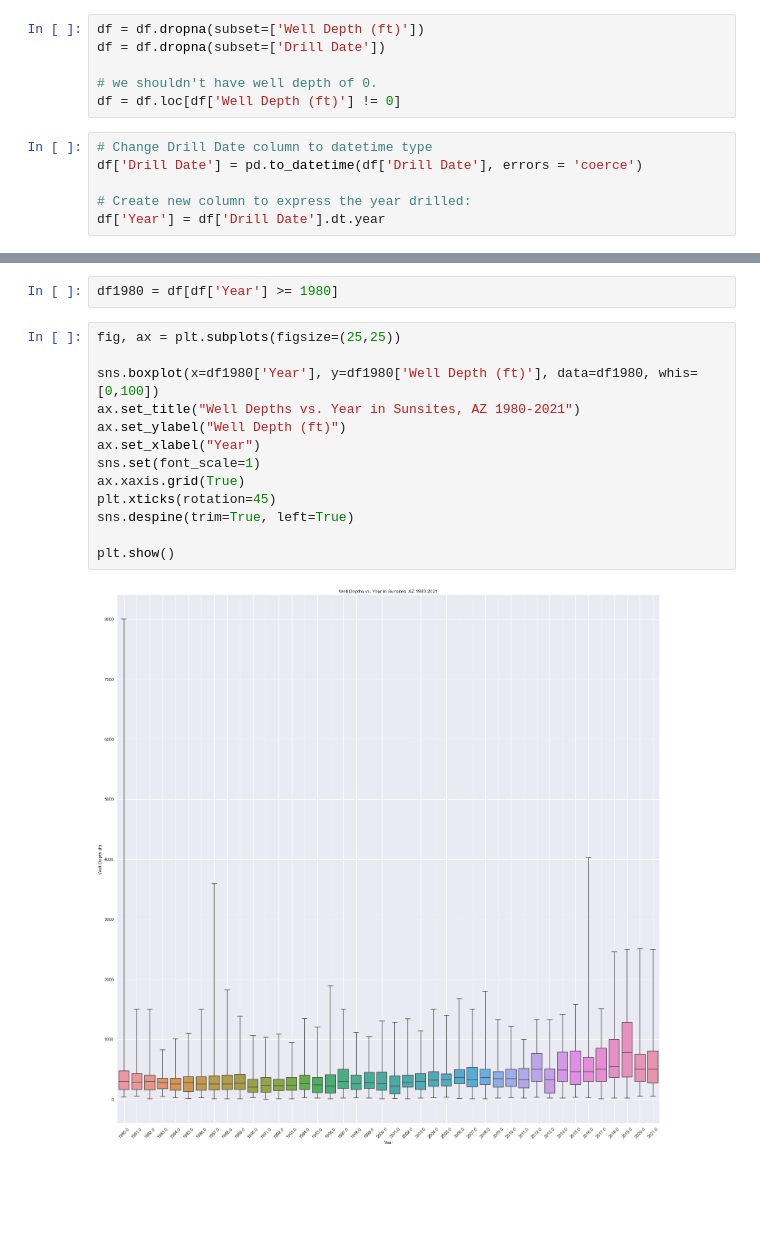
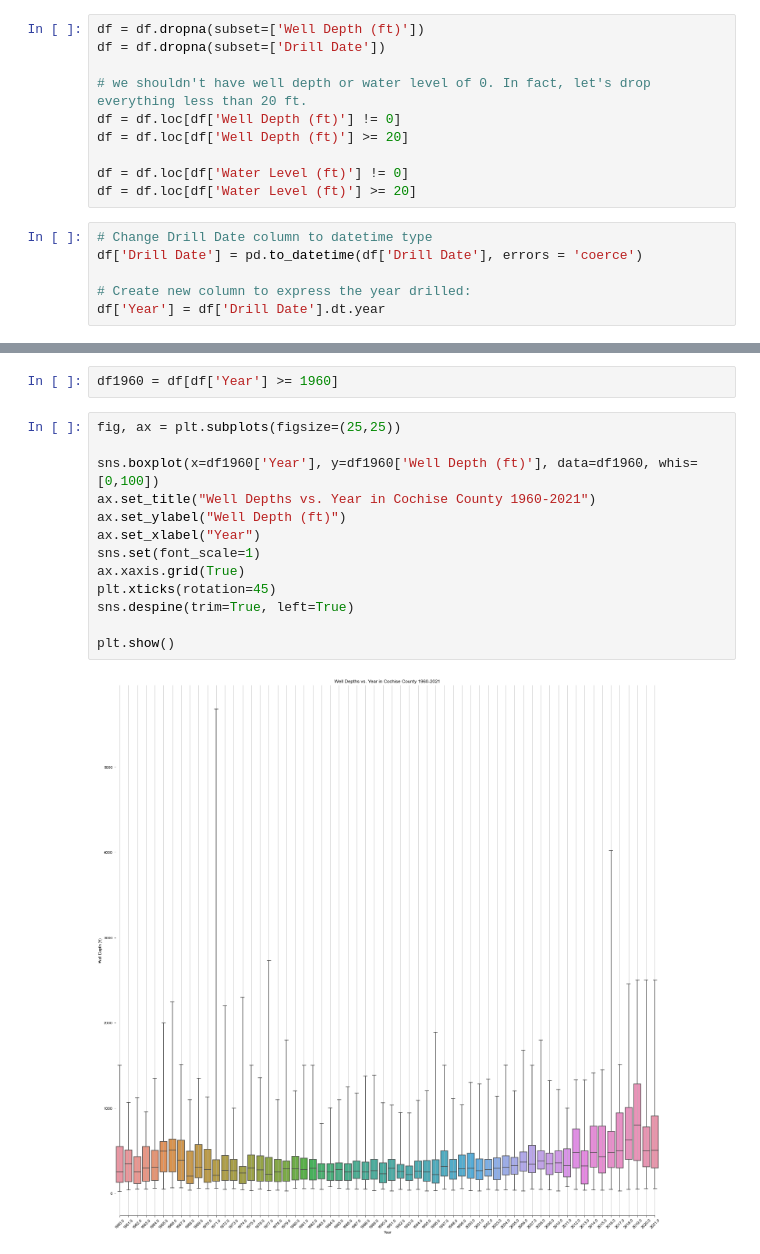
Before and after one commit to hodgetorin/cochise_county_water_project, a Jupyter notebook: Full County Data.ipynb, the cells around one changed output, grey strips where cells are left out. Saved outputs shown, nothing was run; the diff lists cells and outputs as text; blank space fills up the shorter version.

```diff
--- a/Full County Data.ipynb
+++ b/Full County Data.ipynb
@@ -57,8 +58,12 @@ dtype: object
 df = df.dropna(subset=['Well Depth (ft)'])
 df = df.dropna(subset=['Drill Date'])
 
-# we shouldn't have well depth of 0.
+# we shouldn't have well depth or water level of 0. In fact, let's drop everything less than 20 ft.
 df = df.loc[df['Well Depth (ft)'] != 0]
+df = df.loc[df['Well Depth (ft)'] >= 20]
+
+df = df.loc[df['Water Level (ft)'] != 0]
+df = df.loc[df['Water Level (ft)'] >= 20]
 # %%
 # Change Drill Date column to datetime type
 df['Drill Date'] = pd.to_datetime(df['Drill Date'], errors = 'coerce')
@@ -75,19 +80,19 @@ df.head()
 | 3 | 211737 | NaN | D13031029AAC | BRIAN & GERILINE DRISCOLL | NON-EXEMPT | 740.0 | ... |
 | 4 | 220279 | 3.214101e+14 | D14031010ABA | FORT BOWIE RANCHES | EXEMPT | 540.0 | ... |
 # %%
-df1980 = df[df['Year'] >= 1980]
+df1960 = df[df['Year'] >= 1960]
 # %%
 fig, ax = plt.subplots(figsize=(25,25))
 
-sns.boxplot(x=df1980['Year'], y=df1980['Well Depth (ft)'], data=df1980, whis=[0,100])
-ax.set_title("Well Depths vs. Year in Sunsites, AZ 1980-2021")
+sns.boxplot(x=df1960['Year'], y=df1960['Well Depth (ft)'], data=df1960, whis=[0,100])
+ax.set_title("Well Depths vs. Year in Cochise County 1960-2021")
 ax.set_ylabel("Well Depth (ft)")
 ax.set_xlabel("Year")
 sns.set(font_scale=1)
 ax.xaxis.grid(True)
 plt.xticks(rotation=45)
 sns.despine(trim=True, left=True)
 
 plt.show()
 # %% [output]
-[figure, old version]
+[figure, new version]
```
Also changed, not shown: parts of 10 cells of this notebook.
